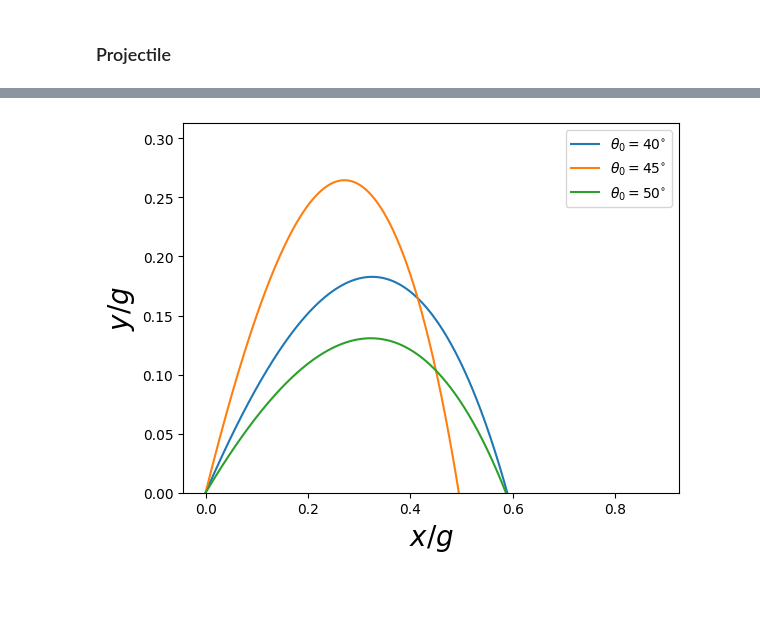
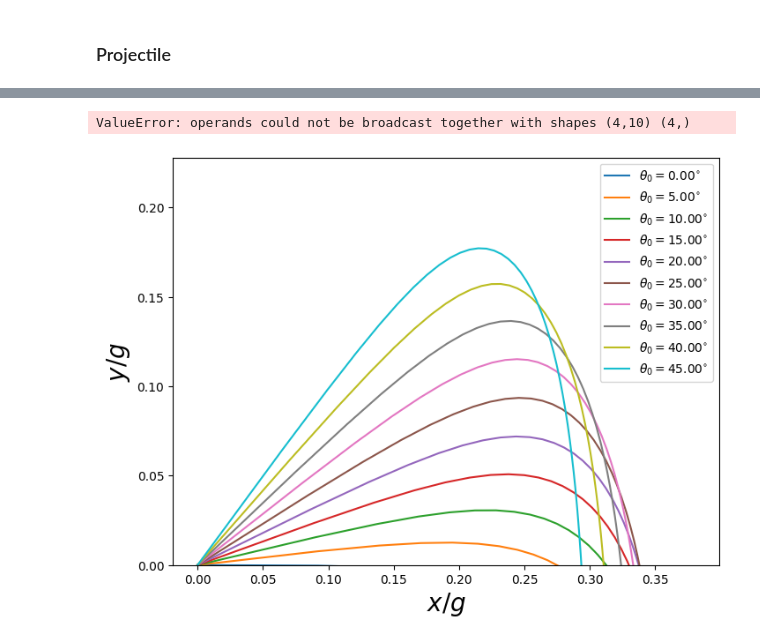
Before and after one commit to MrIsCM/Physics_Simulations, a Jupyter notebook: Projectile/projectile.ipynb, the cells around one changed output, grey strips where cells are left out. Cells and saved outputs as stored; diff of their text form; code cells hidden in the pictures; blank space fills up the shorter version.

```diff
--- a/Projectile/projectile.ipynb
+++ b/Projectile/projectile.ipynb
@@ -111,11 +97,15 @@ sol3 = solve_ivp(dSdt, [0, 2], [0, v*np.cos(theta3), 0, v*np.sin(theta3)], t_eva
+# %%
+p.trajectory()
+# %% [output]
+ValueError: operands could not be broadcast together with shapes (4,10) (4,)
 # %%
-plt.plot(sol1.y[0],sol1.y[2], label=r'$\theta_0=40^{\circ}$')
-plt.plot(sol2.y[0],sol2.y[2], label=r'$\theta_0=45^{\circ}$')
-plt.plot(sol3.y[0],sol3.y[2], label=r'$\theta_0=50^{\circ}$')
+fig = plt.figure(figsize=(8, 6))
+for sol in sols:
+	plt.plot(sol.y[0], sol.y[2], label=r'$\theta_0={:.2f}^{{\circ}}$'.format(np.arctan(sol.y[3][0]/sol.y[1][0])*180/np.pi))
 plt.ylim(bottom=0)
 plt.legend()
 plt.xlabel('$x/g$', fontsize=20)
 plt.ylabel('$y/g$', fontsize=20)
 plt.show()
 # %% [output]
-[figure, old version]
+[figure, new version]
```
Also changed, not shown: parts of 14 cells of this notebook.
